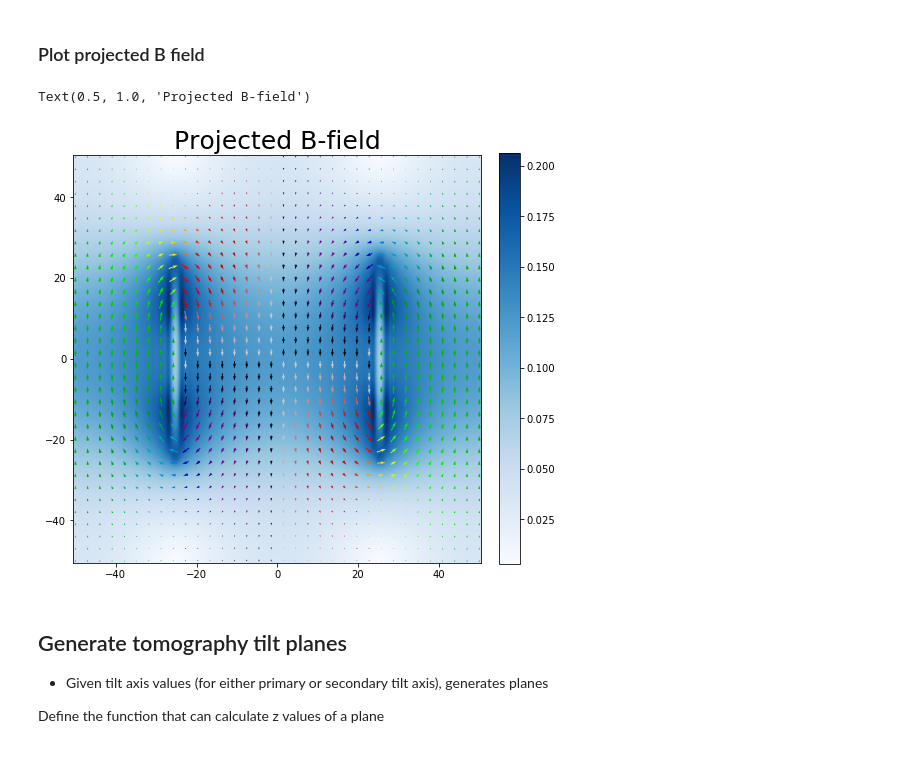
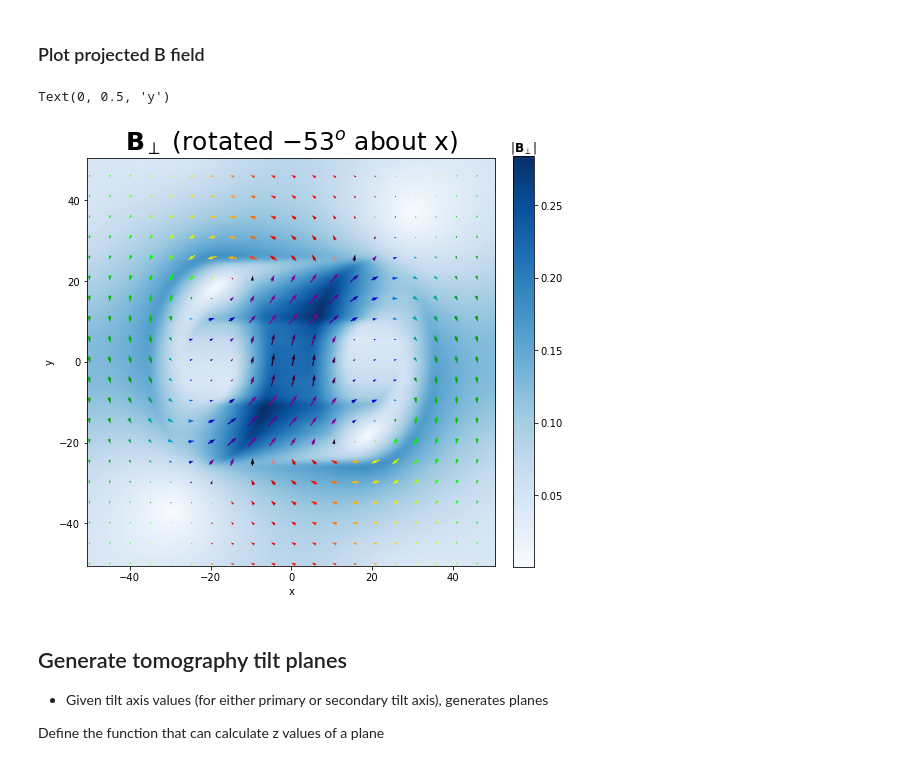
Before and after one commit to grlewis333/phd-work, a Jupyter notebook: holo-sim.ipynb, the cells around one changed output. Saved outputs shown, nothing was run; the diff lists cells and outputs as text; code cells hidden in the pictures.

```diff
--- a/holo-sim.ipynb
+++ b/holo-sim.ipynb
@@ -350,11 +350,11 @@ def rotation_projection(MX,MY,MZ, angle):
 # plot rotated magnetic components
 %matplotlib inline
 
-angle = 90
+angle = -53
 Mxr, Myr, Mzr = rotation_projection(MX,MY,MZ,angle)
 
 #f, [ax1,ax2,ax3] = plt.subplots(ncols=1,nrows=3, figsize=(8, 8))
-fig = plt.figure(figsize=(8, 8))
+fig = plt.figure(figsize=(12, 12))
 grid = plt.GridSpec(3, 4)
 
 ax1 = fig.add_subplot(grid[0, 0])
@@ -376,9 +376,9 @@ size = 1/10
 mag_B = np.hypot(Mxr,Myr)
 pos = ax4.imshow(mag_B,extent=[x_begin, x_end, y_begin, y_end],cmap='Blues', vmin=0,vmax=1)
 clb = fig.colorbar(pos,ax=ax4,fraction=0.046, pad=0.04,extend='both')
-clb.ax.set_title('|$M_\perp$|')
+clb.ax.set_title(r'|$\bf{M}$$_\perp$|')
 ax4.quiver(X[::s,::s,0],Y[::s,::s,0],Mxr[::s,::s],Myr[::s,::s],scale = 1/size)
-ax4.set_title('$M_\perp$ for %i$^{\circ}$ rotation about x' % angle); ax4.set_xlabel('x');ax4.set_ylabel('y');
+ax4.set_title(r'$\bf{M}$$_\perp$ for %i$^{\circ}$ rotation about x' % angle,fontsize=16); ax4.set_xlabel('x');ax4.set_ylabel('y');
 
 plt.tight_layout()
 # %% [output]
@@ -558,26 +559,29 @@ mag_B = np.hypot(b_field_x,b_field_y)
 # %% [markdown]
 ### Plot projected B field
 # %%
-skip_arrow = 3
+skip_arrow = 5
 size_arrow = 0.14
 
 f, ax = plt.subplots(ncols=1, figsize=(8, 8))
 
 pos = ax.imshow(mag_B,origin='lower', extent=[x_begin, x_end, y_begin,y_end],interpolation='spline16', cmap='Blues')
-f.colorbar(pos, ax=ax,fraction=0.046, pad=0.04)
+clb = f.colorbar(pos, ax=ax,fraction=0.046, pad=0.04)
+clb.ax.set_title(r'|$\bf{B}$$_\perp$|')
 
 plt.quiver(x_proj[::skip_arrow, ::skip_arrow],
            y_proj[::skip_arrow, ::skip_arrow],
-           b_field_x[::skip_arrow, ::skip_arrow],
-           b_field_y[::skip_arrow, ::skip_arrow],
+           -b_field_x[::skip_arrow, ::skip_arrow],
+           -b_field_y[::skip_arrow, ::skip_arrow],
            np.arctan2(b_field_x[::skip_arrow, ::skip_arrow],
                       b_field_y[::skip_arrow, ::skip_arrow]),
           scale = 1/size_arrow, cmap='nipy_spectral', pivot='mid')
 
-ax.set_title('Projected B-field', fontsize=25)
+ax.set_title(r'$\bf{B}$$_\perp$ (rotated $-53^o$ about x)', fontsize=25)
+ax.set_xlabel('x')
+ax.set_ylabel('y')
 # %% [output]
-Text(0.5, 1.0, 'Projected B-field')
+Text(0, 0.5, 'y')
-[figure, old version]
+[figure, new version]
 # %% [markdown]
 ## Generate tomography tilt planes
 - Given tilt axis values (for either primary or secondary tilt axis), generates planes
```
Also changed, not shown: parts of 6 cells of this notebook.
